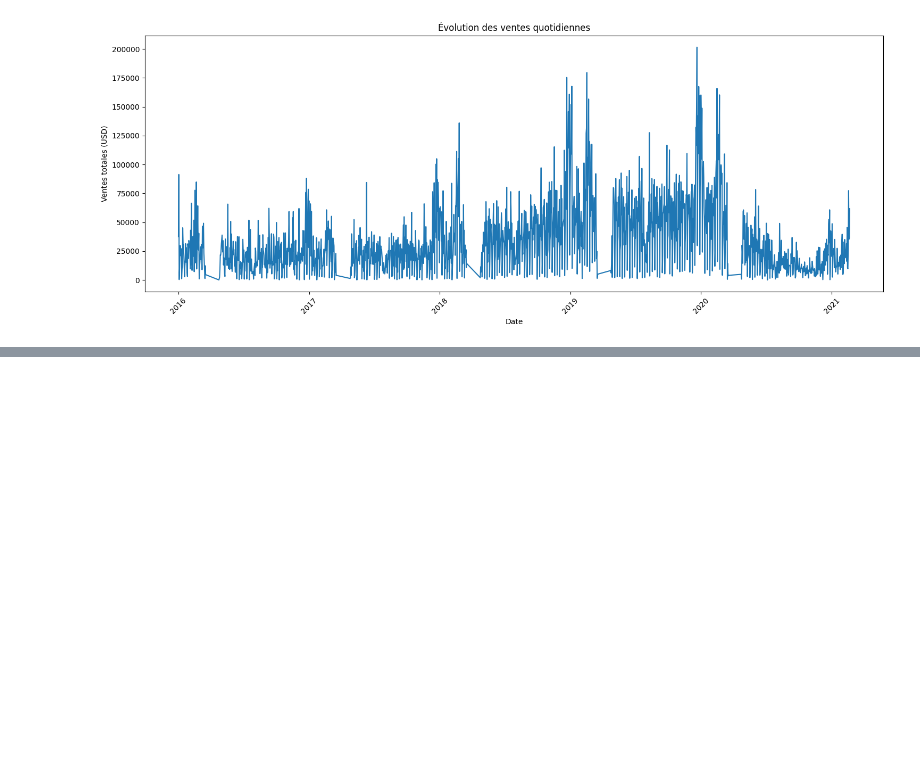
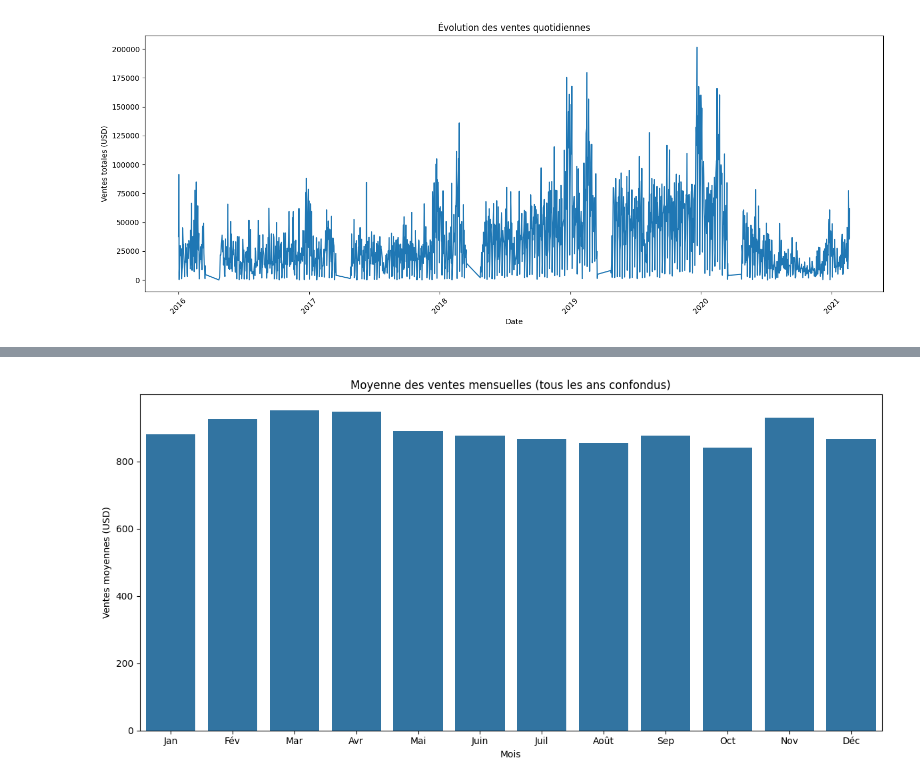
Before and after one commit to lamaranadiallo/Analyse-Ventes-Electronic, a Jupyter notebook: Analyse_electronic.ipynb, the cells around one changed output, grey strips where cells are left out. Cells and saved outputs as stored; diff of their text form; code cells hidden in the pictures; blank space fills up the shorter version.

```diff
--- a/Analyse_electronic.ipynb
+++ b/Analyse_electronic.ipynb
@@ -245,0 +262,21 @@ plt.show()
+# %%
+# 3. Analyse saisonnière
+
+# Ajout des colonnes pour le mois et l'année
+merged_sales['Month'] = merged_sales['Order Date'].dt.month
+merged_sales['Year'] = merged_sales['Order Date'].dt.year
+
+# Agrégation des ventes par mois (tous les ans confondus)
+seasonal_sales = merged_sales.groupby('Month')['Amount USD'].mean().reset_index()
+
+plt.figure(figsize=(12, 6))
+sns.barplot(x='Month', y='Amount USD', data=seasonal_sales)
+plt.title('Moyenne des ventes mensuelles (tous les ans confondus)')
+plt.xlabel('Mois')
+plt.ylabel('Ventes moyennes (USD)')
+plt.xticks(range(12), ['Jan', 'Fév', 'Mar', 'Avr', 'Mai', 'Juin', 'Juil', 'Août', 'Sep', 'Oct', 'Nov', 'Déc'])
+plt.tight_layout()
+plt.savefig("imgs/moyenne_ventes_mensuelles.png")
+plt.show()
+# %% [output]
+[figure, added]
```
Also changed, not shown: parts of 29 cells of this notebook, 13 other files.
